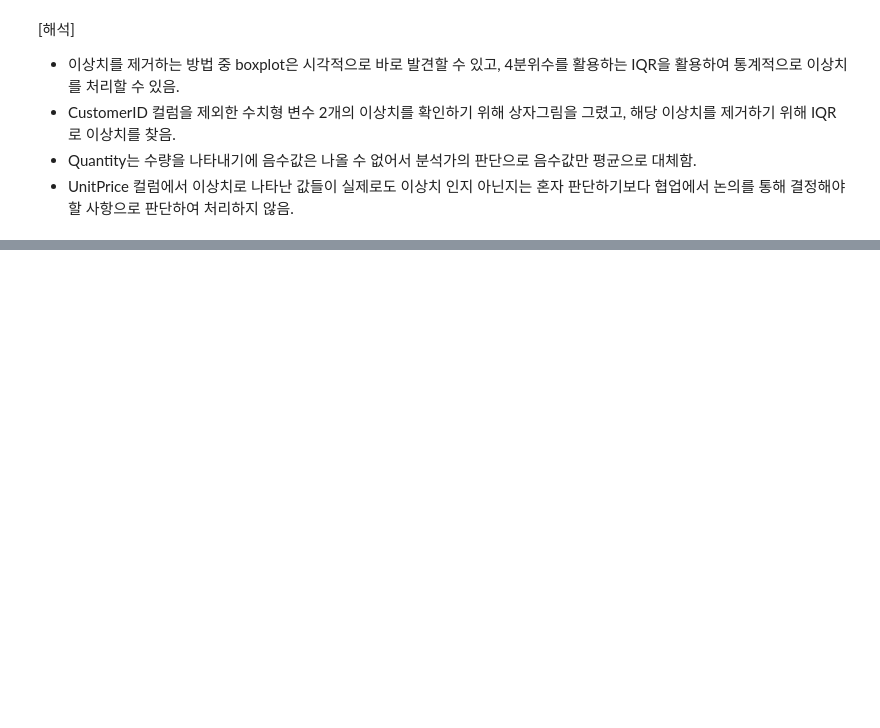
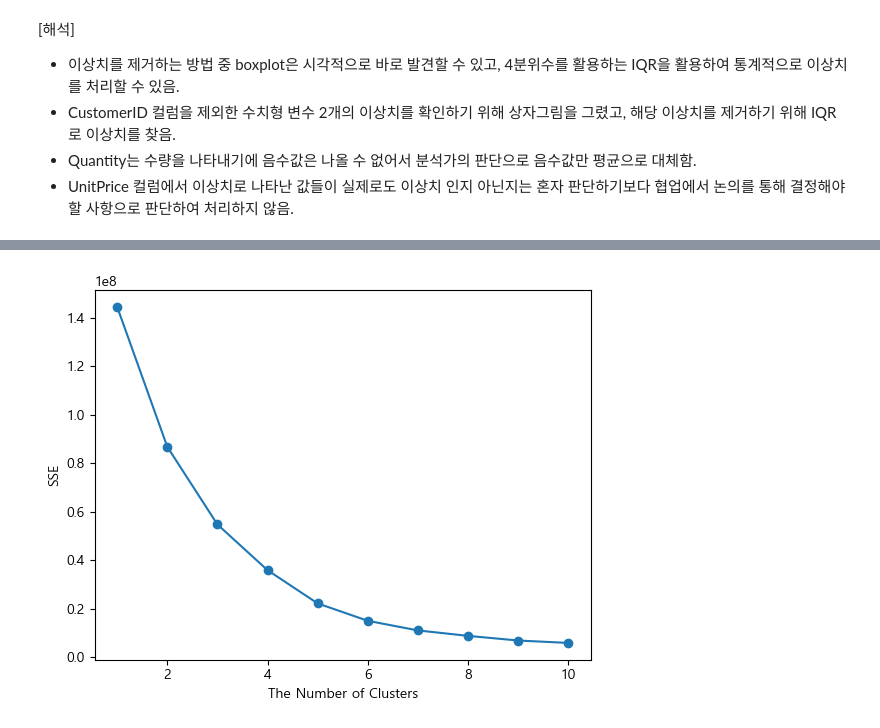
Before and after one commit to Park-Young-Bin/ADP_code, a Jupyter notebook: 26회 기출.ipynb, the cells around one changed output, grey strips where cells are left out. Cells and saved outputs as stored; diff of their text form; code cells hidden in the pictures; blank space fills up the shorter version.

```diff
--- a/26회 기출.ipynb
+++ b/26회 기출.ipynb
@@ -224,0 +223,4 @@ df.sort_values(by='Quantity')
+# %%
+# K-Means 군집분석을 위해 연속형 변수만 추출
+df3 = df[['Quantity', 'UnitPrice']]
+df3.head()
@@ -224,0 +250,16 @@ df.sort_values(by='Quantity')
+# %%
+def elbow(X):
+    sse=[]
+    for i in range(1,11):
+        km=KMeans(n_clusters=i, random_state=1)
+        km.fit(X)
+        sse.append(km.inertia_)
+
+    plt.plot(range(1,11), sse, marker='o')
+    plt.xlabel('The Number of Clusters')
+    plt.ylabel('SSE')
+    plt.show()
+
+elbow(df3)
+# %% [output]
+[figure, added]
```
Also changed, not shown: parts of 34 cells of this notebook.
